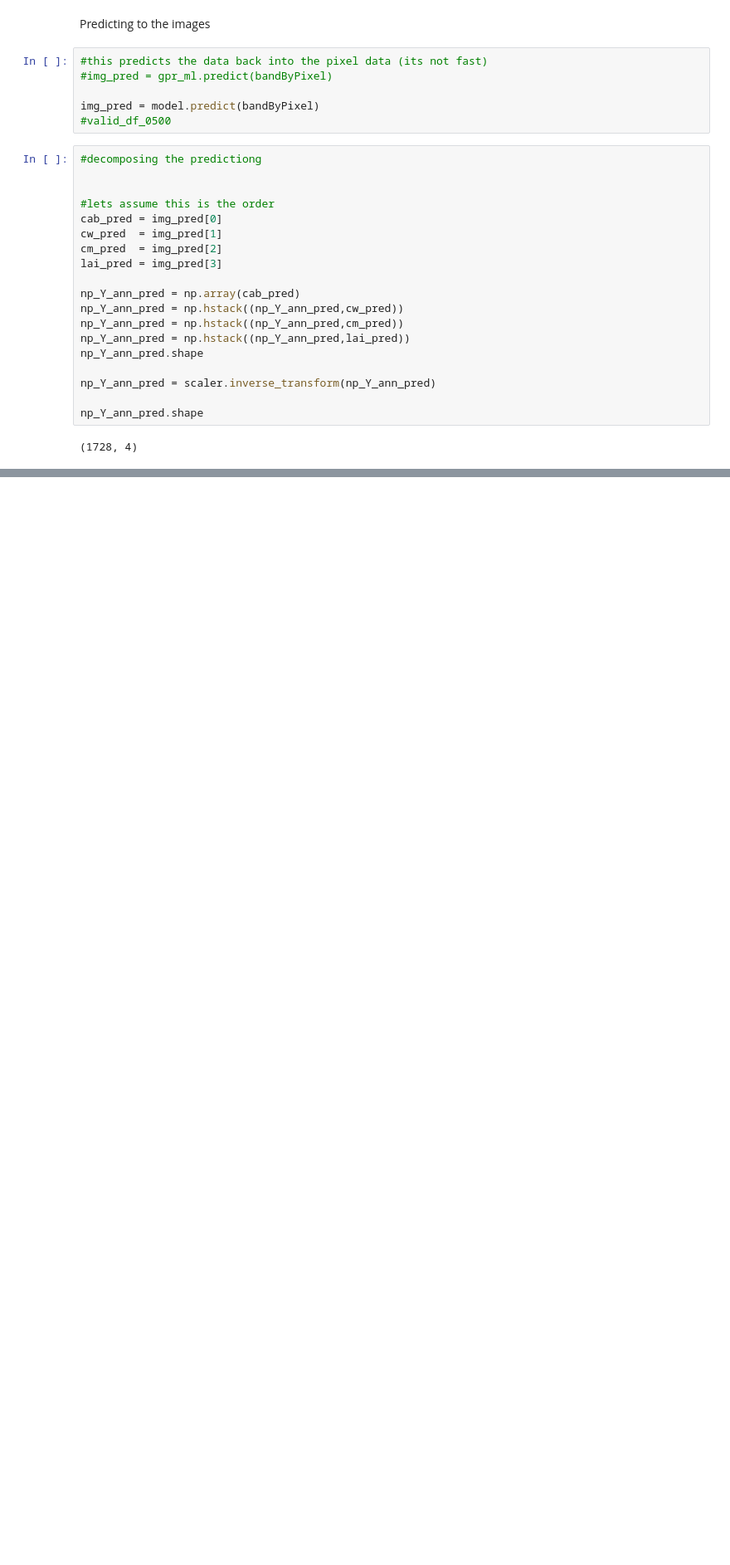
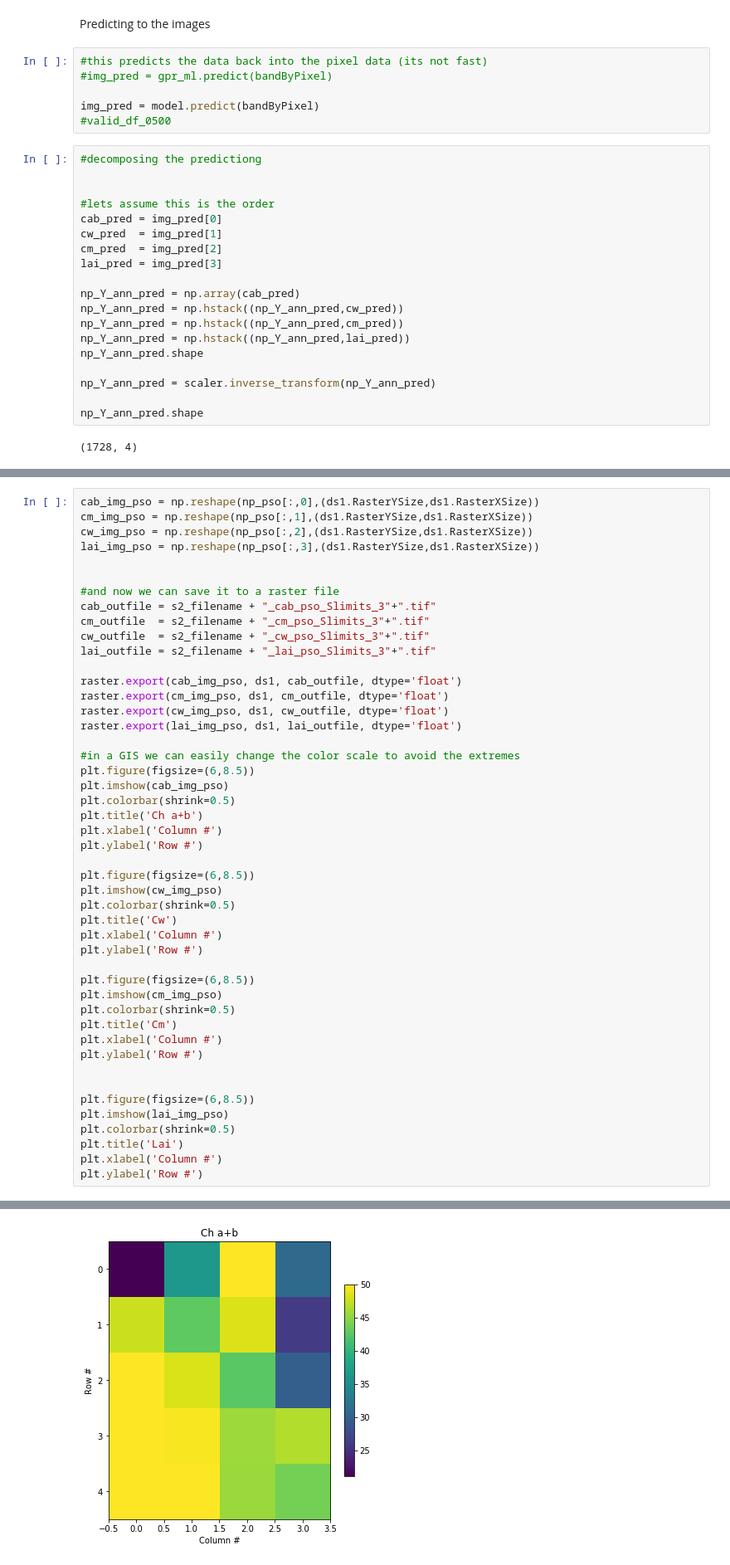
Before and after one commit to nunocesarsa/GoogleColab_public, a Jupyter notebook: RTM_ML_GEE_MultiTask_ANN_Montesinho_test.ipynb, the cells around one changed output, grey strips where cells are left out. Shown at 83% size. Cells and saved outputs as stored; diff of their text form; blank space fills up the shorter version.

```diff
--- a/RTM_ML_GEE_MultiTask_ANN_Montesinho_test.ipynb
+++ b/RTM_ML_GEE_MultiTask_ANN_Montesinho_test.ipynb
@@ -1284,0 +1427,48 @@ raster.export(lai_img_nn, ds1, lai_outfile, dtype='float')
+# %%
+cab_img_pso = np.reshape(np_pso[:,0],(ds1.RasterYSize,ds1.RasterXSize))
+cm_img_pso = np.reshape(np_pso[:,1],(ds1.RasterYSize,ds1.RasterXSize))
+cw_img_pso = np.reshape(np_pso[:,2],(ds1.RasterYSize,ds1.RasterXSize))
+lai_img_pso = np.reshape(np_pso[:,3],(ds1.RasterYSize,ds1.RasterXSize))
+
+
+#and now we can save it to a raster file
+cab_outfile = s2_filename + "_cab_pso_Slimits_3"+".tif"
+cm_outfile  = s2_filename + "_cm_pso_Slimits_3"+".tif"
+cw_outfile  = s2_filename + "_cw_pso_Slimits_3"+".tif"
+lai_outfile = s2_filename + "_lai_pso_Slimits_3"+".tif"
+
+raster.export(cab_img_pso, ds1, cab_outfile, dtype='float')
+raster.export(cm_img_pso, ds1, cm_outfile, dtype='float')
+raster.export(cw_img_pso, ds1, cw_outfile, dtype='float')
+raster.export(lai_img_pso, ds1, lai_outfile, dtype='float')
+
+#in a GIS we can easily change the color scale to avoid the extremes
+plt.figure(figsize=(6,8.5))
+plt.imshow(cab_img_pso)
+plt.colorbar(shrink=0.5)
+plt.title('Ch a+b')
+plt.xlabel('Column #')
+plt.ylabel('Row #')
+
+plt.figure(figsize=(6,8.5))
+plt.imshow(cw_img_pso)
+plt.colorbar(shrink=0.5)
+plt.title('Cw')
+plt.xlabel('Column #')
+plt.ylabel('Row #')
+
+plt.figure(figsize=(6,8.5))
+plt.imshow(cm_img_pso)
+plt.colorbar(shrink=0.5)
+plt.title('Cm')
+plt.xlabel('Column #')
+plt.ylabel('Row #')
+
+
+plt.figure(figsize=(6,8.5))
+plt.imshow(lai_img_pso)
+plt.colorbar(shrink=0.5)
+plt.title('Lai')
+plt.xlabel('Column #')
+plt.ylabel('Row #')
+# %% [output]
@@ -1284,0 +1476 @@ raster.export(lai_img_nn, ds1, lai_outfile, dtype='float')
+[figure, added]
```
Also changed, not shown: parts of 30 cells of this notebook.
